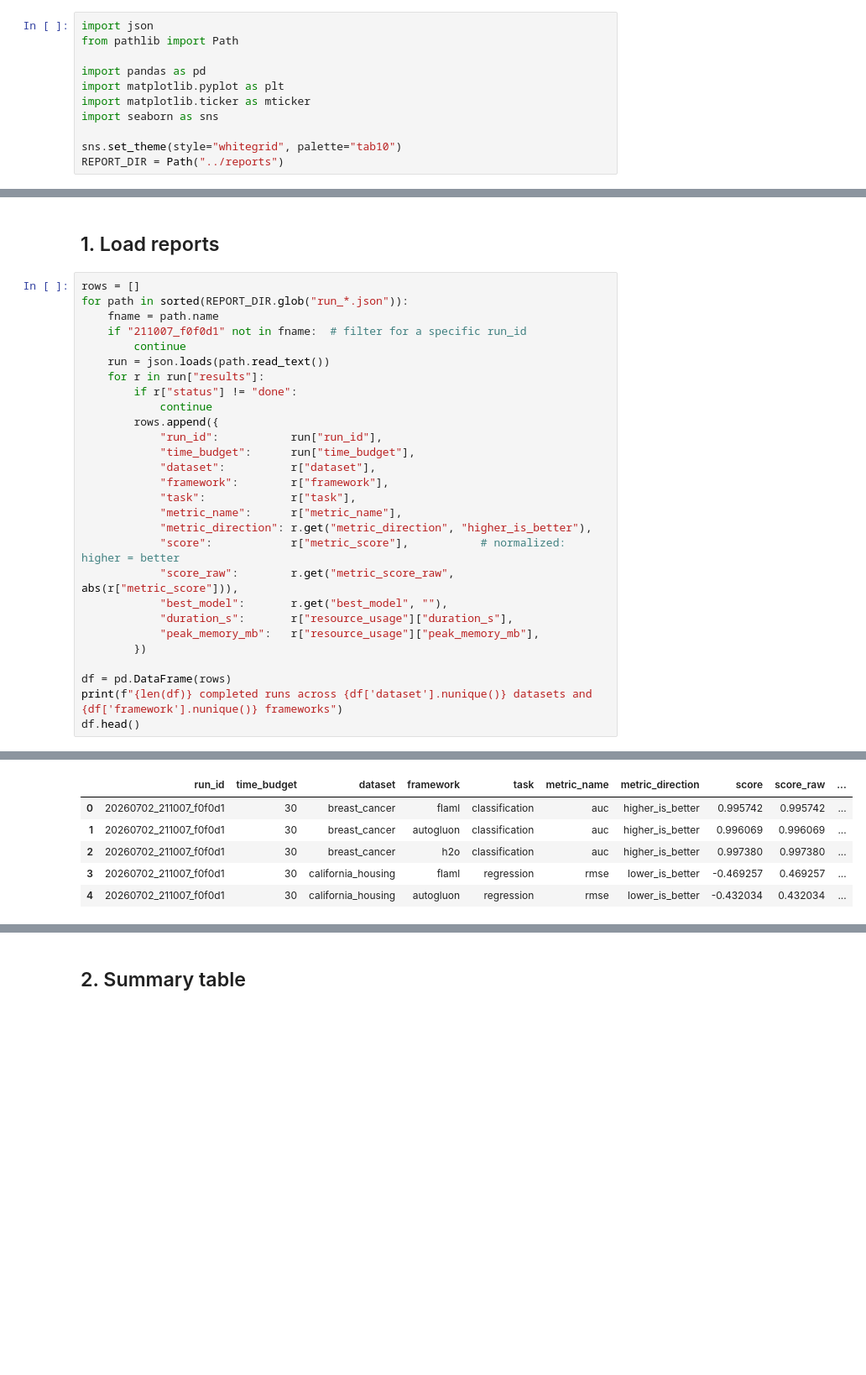
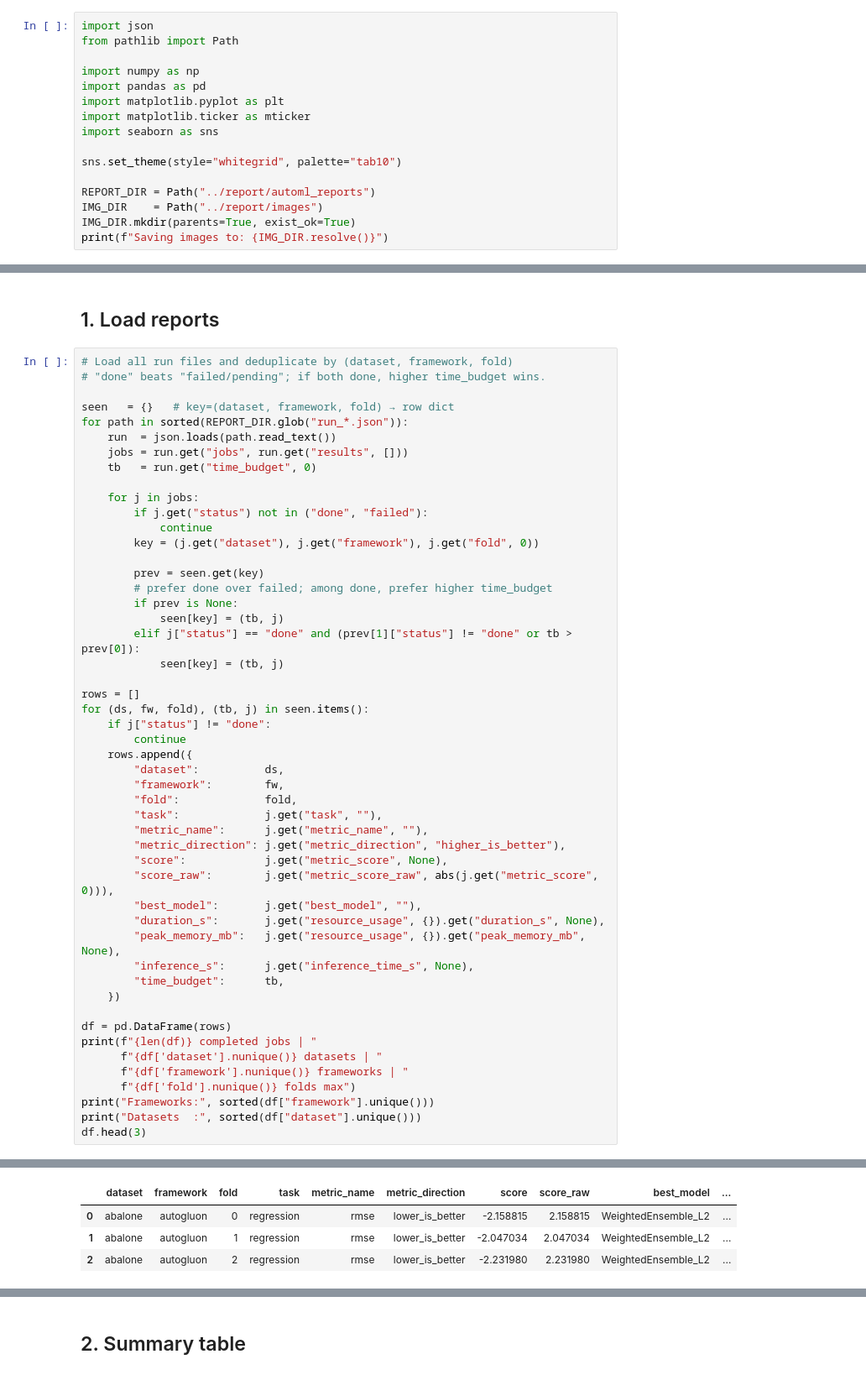
Before and after one commit to ThinhSama234/HCMUS-data-mining-AutoML, a Jupyter notebook: notebooks/analysis.ipynb, the cells around one changed output, grey strips where cells are left out. Shown at 84% size. Saved outputs shown, nothing was run; the diff lists cells and outputs as text; blank space fills up the shorter version.

```diff
--- a/notebooks/analysis.ipynb
+++ b/notebooks/analysis.ipynb
@@ -5,10 +7,15 @@ Loads all `reports/run_*.json` files and compares frameworks across datasets.
 import json
 from pathlib import Path
 
+import numpy as np
 import pandas as pd
 import matplotlib.pyplot as plt
 import matplotlib.ticker as mticker
 import seaborn as sns
 
 sns.set_theme(style="whitegrid", palette="tab10")
-REPORT_DIR = Path("../reports")
+
+REPORT_DIR = Path("../report/automl_reports")
+IMG_DIR    = Path("../report/images")
+IMG_DIR.mkdir(parents=True, exist_ok=True)
+print(f"Saving images to: {IMG_DIR.resolve()}")
@@ -15,31 +24,53 @@ REPORT_DIR = Path("../reports")
 # %% [markdown]
 ## 1. Load reports
 # %%
+# Load all run files and deduplicate by (dataset, framework, fold)
+# "done" beats "failed/pending"; if both done, higher time_budget wins.
+
+seen   = {}   # key=(dataset, framework, fold) → row dict
+for path in sorted(REPORT_DIR.glob("run_*.json")):
+    run  = json.loads(path.read_text())
+    jobs = run.get("jobs", run.get("results", []))
+    tb   = run.get("time_budget", 0)
+
+    for j in jobs:
+        if j.get("status") not in ("done", "failed"):
+            continue
+        key = (j.get("dataset"), j.get("framework"), j.get("fold", 0))
+
+        prev = seen.get(key)
+        # prefer done over failed; among done, prefer higher time_budget
+        if prev is None:
+            seen[key] = (tb, j)
+        elif j["status"] == "done" and (prev[1]["status"] != "done" or tb > prev[0]):
+            seen[key] = (tb, j)
+
 rows = []
-for path in sorted(REPORT_DIR.glob("run_*.json")):
-    fname = path.name
-    if "211007_f0f0d1" not in fname:  # filter for a specific run_id
+for (ds, fw, fold), (tb, j) in seen.items():
+    if j["status"] != "done":
         continue
-    run = json.loads(path.read_text())
-    for r in run["results"]:
-        if r["status"] != "done":
-            continue
-        rows.append({
-            "run_id":           run["run_id"],
-            "time_budget":      run["time_budget"],
-            "dataset":          r["dataset"],
-            "framework":        r["framework"],
-            "task":             r["task"],
-            "metric_name":      r["metric_name"],
-            "metric_direction": r.get("metric_direction", "higher_is_better"),
-            "score":            r["metric_score"],           # normalized: higher = better
-            "score_raw":        r.get("metric_score_raw", abs(r["metric_score"])),
-            "best_model":       r.get("best_model", ""),
-            "duration_s":       r["resource_usage"]["duration_s"],
-            "peak_memory_mb":   r["resource_usage"]["peak_memory_mb"],
-        })
+    rows.append({
+        "dataset":          ds,
+        "framework":        fw,
+        "fold":             fold,
+        "task":             j.get("task", ""),
+        "metric_name":      j.get("metric_name", ""),
+        "metric_direction": j.get("metric_direction", "higher_is_better"),
+        "score":            j.get("metric_score", None),
+        "score_raw":        j.get("metric_score_raw", abs(j.get("metric_score", 0))),
+        "best_model":       j.get("best_model", ""),
+        "duration_s":       j.get("resource_usage", {}).get("duration_s", None),
+        "peak_memory_mb":   j.get("resource_usage", {}).get("peak_memory_mb", None),
+        "inference_s":      j.get("inference_time_s", None),
+        "time_budget":      tb,
+    })
 
 df = pd.DataFrame(rows)
-print(f"{len(df)} completed runs across {df['dataset'].nunique()} datasets and {df['framework'].nunique()} frameworks")
-df.head()
+print(f"{len(df)} completed jobs | "
+      f"{df['dataset'].nunique()} datasets | "
+      f"{df['framework'].nunique()} frameworks | "
+      f"{df['fold'].nunique()} folds max")
+print("Frameworks:", sorted(df["framework"].unique()))
+print("Datasets  :", sorted(df["dataset"].unique()))
+df.head(3)
 # %% [output]
@@ -47,6 +80,4 @@ df.head()
-|  | run_id | time_budget | dataset | framework | task | metric_name | metric_direction | score | score_raw | ... |
-| 0 | 20260702_211007_f0f0d1 | 30 | breast_cancer | flaml | classification | auc | higher_is_better | 0.995742 | 0.995742 | ... |
-| 1 | 20260702_211007_f0f0d1 | 30 | breast_cancer | autogluon | classification | auc | higher_is_better | 0.996069 | 0.996069 | ... |
-| 2 | 20260702_211007_f0f0d1 | 30 | breast_cancer | h2o | classification | auc | higher_is_better | 0.997380 | 0.997380 | ... |
-| 3 | 20260702_211007_f0f0d1 | 30 | california_housing | flaml | regression | rmse | lower_is_better | -0.469257 | 0.469257 | ... |
-| 4 | 20260702_211007_f0f0d1 | 30 | california_housing | autogluon | regression | rmse | lower_is_better | -0.432034 | 0.432034 | ... |
+|  | dataset | framework | fold | task | metric_name | metric_direction | score | score_raw | best_model | ... |
+| 0 | abalone | autogluon | 0 | regression | rmse | lower_is_better | -2.158815 | 2.158815 | WeightedEnsemble_L2 | ... |
+| 1 | abalone | autogluon | 1 | regression | rmse | lower_is_better | -2.047034 | 2.047034 | WeightedEnsemble_L2 | ... |
+| 2 | abalone | autogluon | 2 | regression | rmse | lower_is_better | -2.231980 | 2.231980 | WeightedEnsemble_L2 | ... |
```
Also changed, not shown: parts of 39 cells of this notebook, 18 other files.
